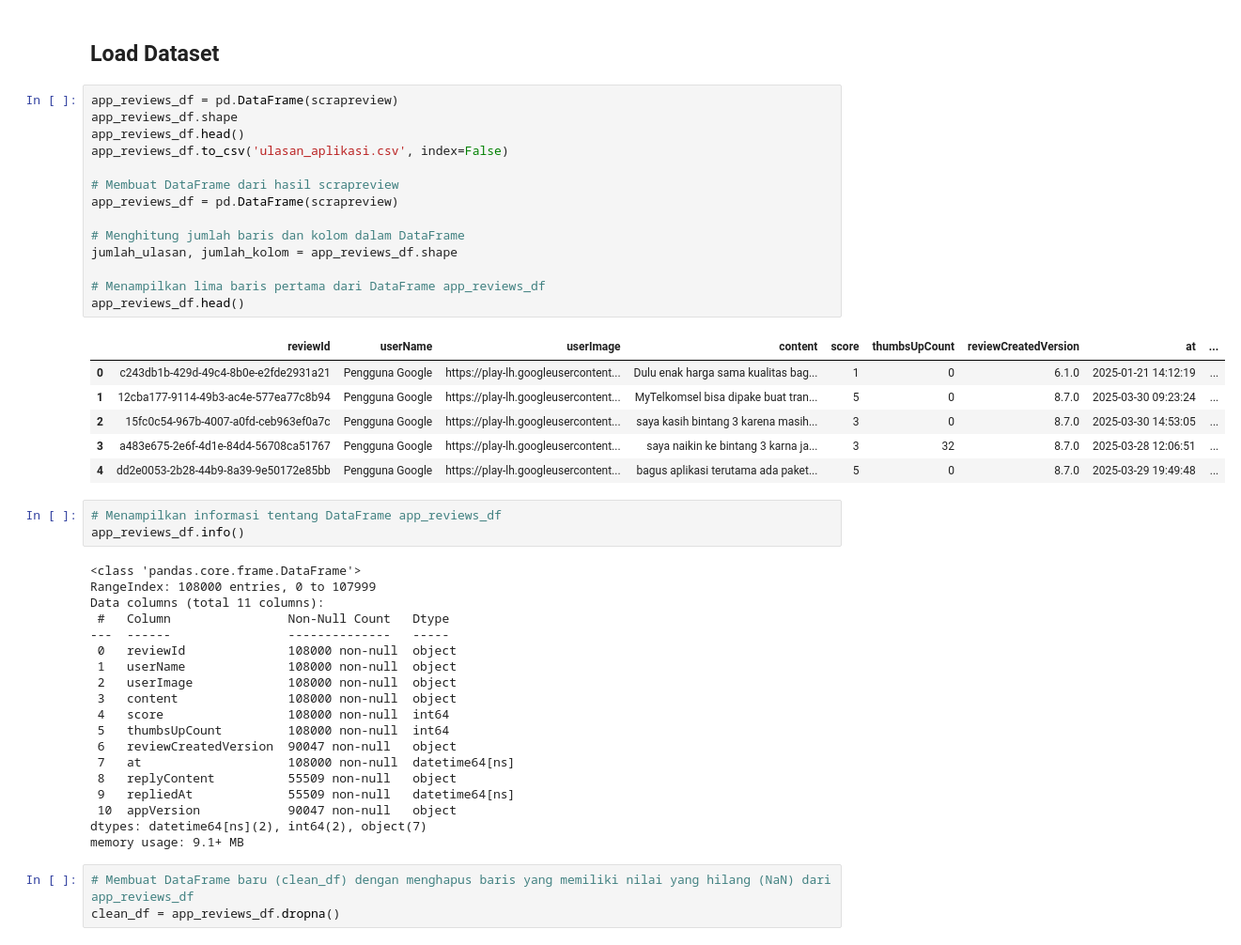
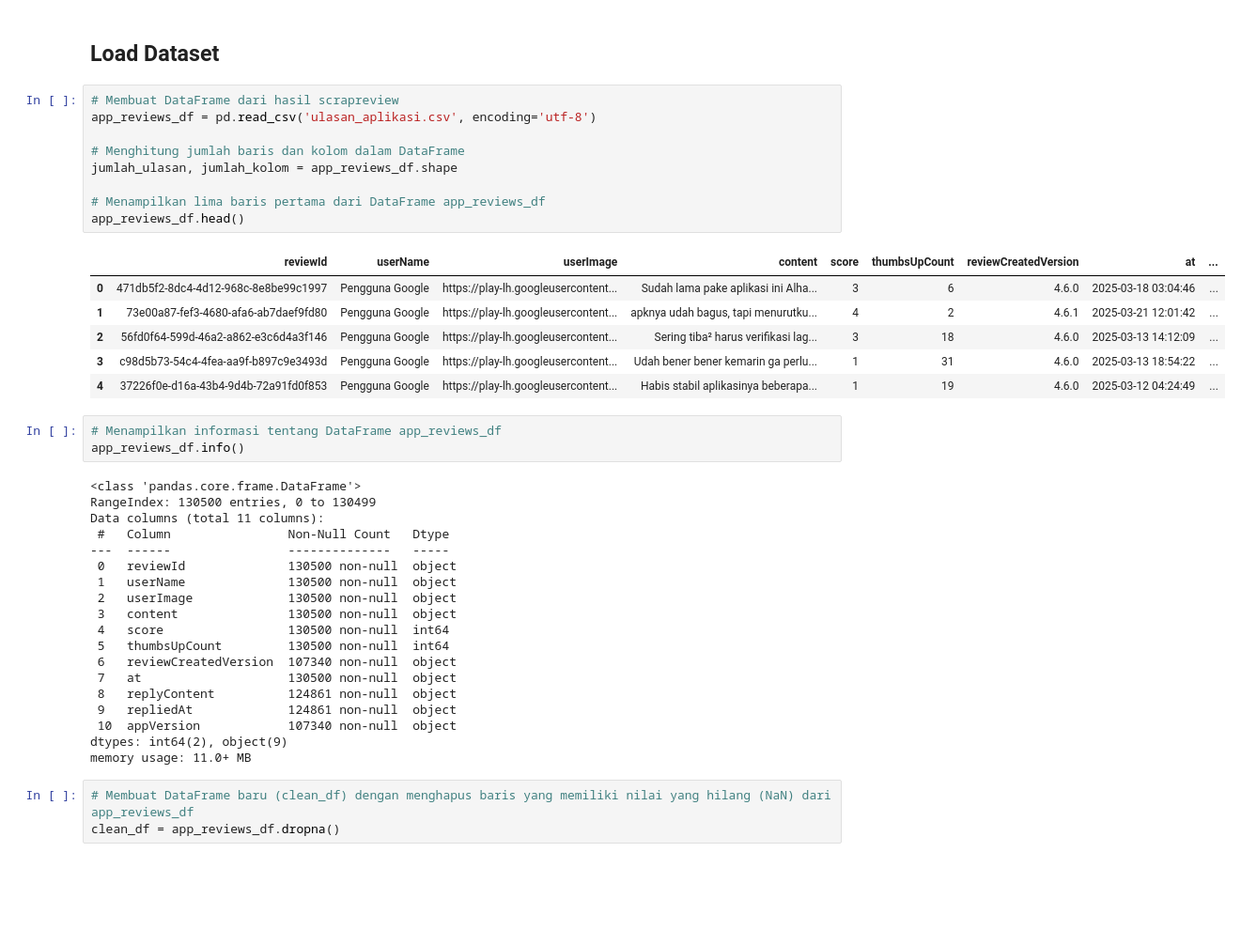
Before and after one commit to KarelGans/Playstore-Comment-Sentiment-Analysis, a Jupyter notebook: Proyek_Analisis_Sentimen.ipynb, the cells around one changed output. Shown: that part at 94% size. Cells and saved outputs as stored; diff of their text form; blank space fills up the shorter version.

```diff
--- a/Proyek_Analisis_Sentimen.ipynb
+++ b/Proyek_Analisis_Sentimen.ipynb
@@ -69,48 +69,43 @@ with open('ulasan_aplikasi.csv', mode='w', newline='', encoding='utf-8') as file
 # %% [markdown]
 ## Load Dataset
 # %%
-app_reviews_df = pd.DataFrame(scrapreview)
-app_reviews_df.shape
-app_reviews_df.head()
-app_reviews_df.to_csv('ulasan_aplikasi.csv', index=False)
-
 # Membuat DataFrame dari hasil scrapreview
-app_reviews_df = pd.DataFrame(scrapreview)
+app_reviews_df = pd.read_csv('ulasan_aplikasi.csv', encoding='utf-8')
 
 # Menghitung jumlah baris dan kolom dalam DataFrame
 jumlah_ulasan, jumlah_kolom = app_reviews_df.shape
 
 # Menampilkan lima baris pertama dari DataFrame app_reviews_df
 app_reviews_df.head()
 # %% [output]
 |  | reviewId | userName | userImage | content | score | thumbsUpCount | reviewCreatedVersion | at | ... |
-| 0 | c243db1b-429d-49c4-8b0e-e2fde2931a21 | Pengguna Google | https://play-lh.googleusercontent... | Dulu enak harga sama kualitas bag... | 1 | 0 | 6.1.0 | 2025-01-21 14:12:19 | ... |
-| 1 | 12cba177-9114-49b3-ac4e-577ea77c8b94 | Pengguna Google | https://play-lh.googleusercontent... | MyTelkomsel bisa dipake buat tran... | 5 | 0 | 8.7.0 | 2025-03-30 09:23:24 | ... |
-| 2 | 15fc0c54-967b-4007-a0fd-ceb963ef0a7c | Pengguna Google | https://play-lh.googleusercontent... | saya kasih bintang 3 karena masih... | 3 | 0 | 8.7.0 | 2025-03-30 14:53:05 | ... |
-| 3 | a483e675-2e6f-4d1e-84d4-56708ca51767 | Pengguna Google | https://play-lh.googleusercontent... | saya naikin ke bintang 3 karna ja... | 3 | 32 | 8.7.0 | 2025-03-28 12:06:51 | ... |
-| 4 | dd2e0053-2b28-44b9-8a39-9e50172e85bb | Pengguna Google | https://play-lh.googleusercontent... | bagus aplikasi terutama ada paket... | 5 | 0 | 8.7.0 | 2025-03-29 19:49:48 | ... |
+| 0 | 471db5f2-8dc4-4d12-968c-8e8be99c1997 | Pengguna Google | https://play-lh.googleusercontent... | Sudah lama pake aplikasi ini Alha... | 3 | 6 | 4.6.0 | 2025-03-18 03:04:46 | ... |
+| 1 | 73e00a87-fef3-4680-afa6-ab7daef9fd80 | Pengguna Google | https://play-lh.googleusercontent... | apknya udah bagus, tapi menurutku... | 4 | 2 | 4.6.1 | 2025-03-21 12:01:42 | ... |
+| 2 | 56fd0f64-599d-46a2-a862-e3c6d4a3f146 | Pengguna Google | https://play-lh.googleusercontent... | Sering tiba² harus verifikasi lag... | 3 | 18 | 4.6.0 | 2025-03-13 14:12:09 | ... |
+| 3 | c98d5b73-54c4-4fea-aa9f-b897c9e3493d | Pengguna Google | https://play-lh.googleusercontent... | Udah bener bener kemarin ga perlu... | 1 | 31 | 4.6.0 | 2025-03-13 18:54:22 | ... |
+| 4 | 37226f0e-d16a-43b4-9d4b-72a91fd0f853 | Pengguna Google | https://play-lh.googleusercontent... | Habis stabil aplikasinya beberapa... | 1 | 19 | 4.6.0 | 2025-03-12 04:24:49 | ... |
 # %%
 # Menampilkan informasi tentang DataFrame app_reviews_df
 app_reviews_df.info()
 # %% [output]
 <class 'pandas.core.frame.DataFrame'>
-RangeIndex: 108000 entries, 0 to 107999
+RangeIndex: 130500 entries, 0 to 130499
 Data columns (total 11 columns):
  #   Column                Non-Null Count   Dtype
 ---  ------                --------------   -----
- 0   reviewId              108000 non-null  object
- 1   userName              108000 non-null  object
- 2   userImage             108000 non-null  object
- 3   content               108000 non-null  object
- 4   score                 108000 non-null  int64
- 5   thumbsUpCount         108000 non-null  int64
- 6   reviewCreatedVersion  90047 non-null   object
- 7   at                    108000 non-null  datetime64[ns]
- 8   replyContent          55509 non-null   object
- 9   repliedAt             55509 non-null   datetime64[ns]
- 10  appVersion            90047 non-null   object
-dtypes: datetime64[ns](2), int64(2), object(7)
-memory usage: 9.1+ MB
+ 0   reviewId              130500 non-null  object
+ 1   userName              130500 non-null  object
+ 2   userImage             130500 non-null  object
+ 3   content               130500 non-null  object
+ 4   score                 130500 non-null  int64
+ 5   thumbsUpCount         130500 non-null  int64
+ 6   reviewCreatedVersion  107340 non-null  object
+ 7   at                    130500 non-null  object
+ 8   replyContent          124861 non-null  object
+ 9   repliedAt             124861 non-null  object
+ 10  appVersion            107340 non-null  object
+dtypes: int64(2), object(9)
+memory usage: 11.0+ MB
 # %%
 # Membuat DataFrame baru (clean_df) dengan menghapus baris yang memiliki nilai yang hilang (NaN) dari app_reviews_df
 clean_df = app_reviews_df.dropna()
```
Also changed, not shown: parts of 20 cells of this notebook.
